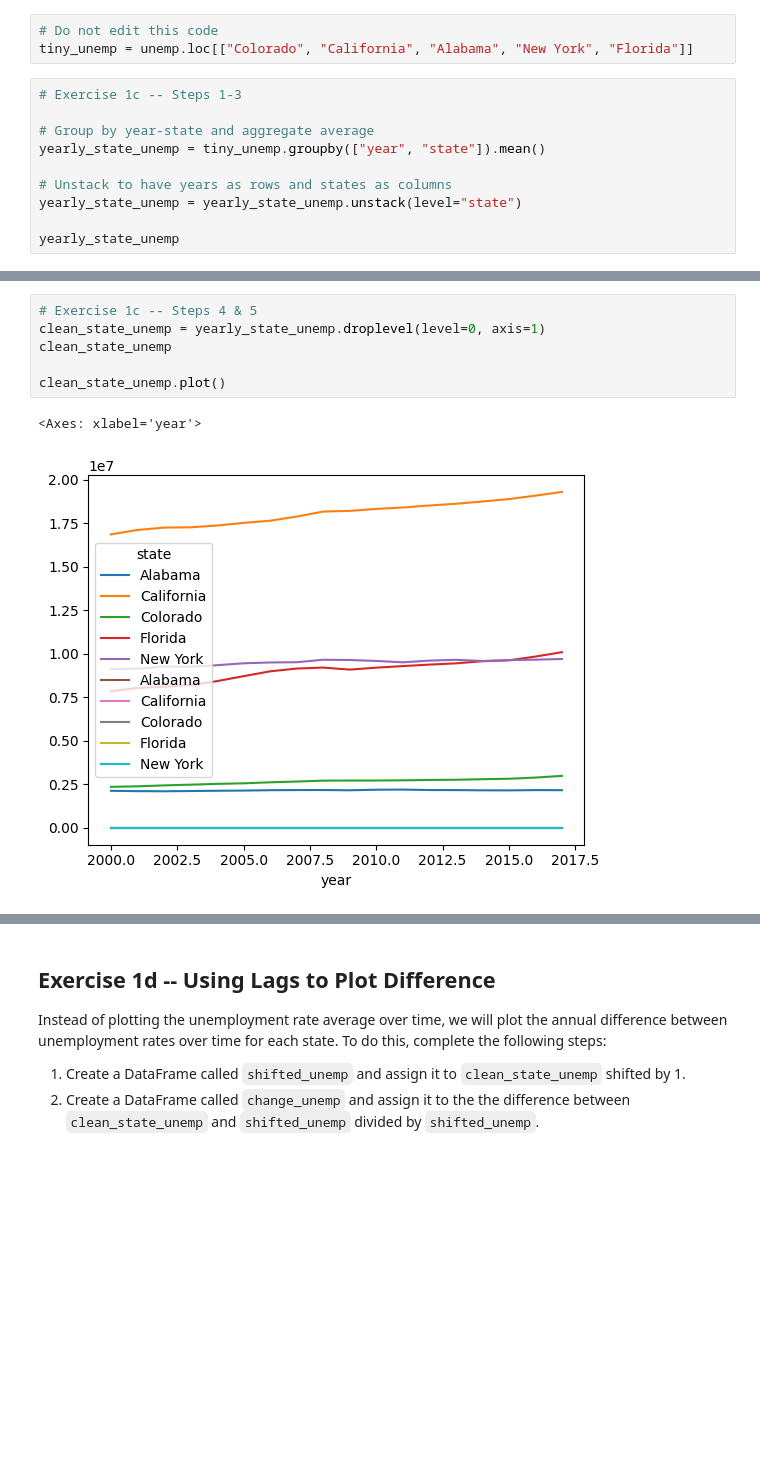
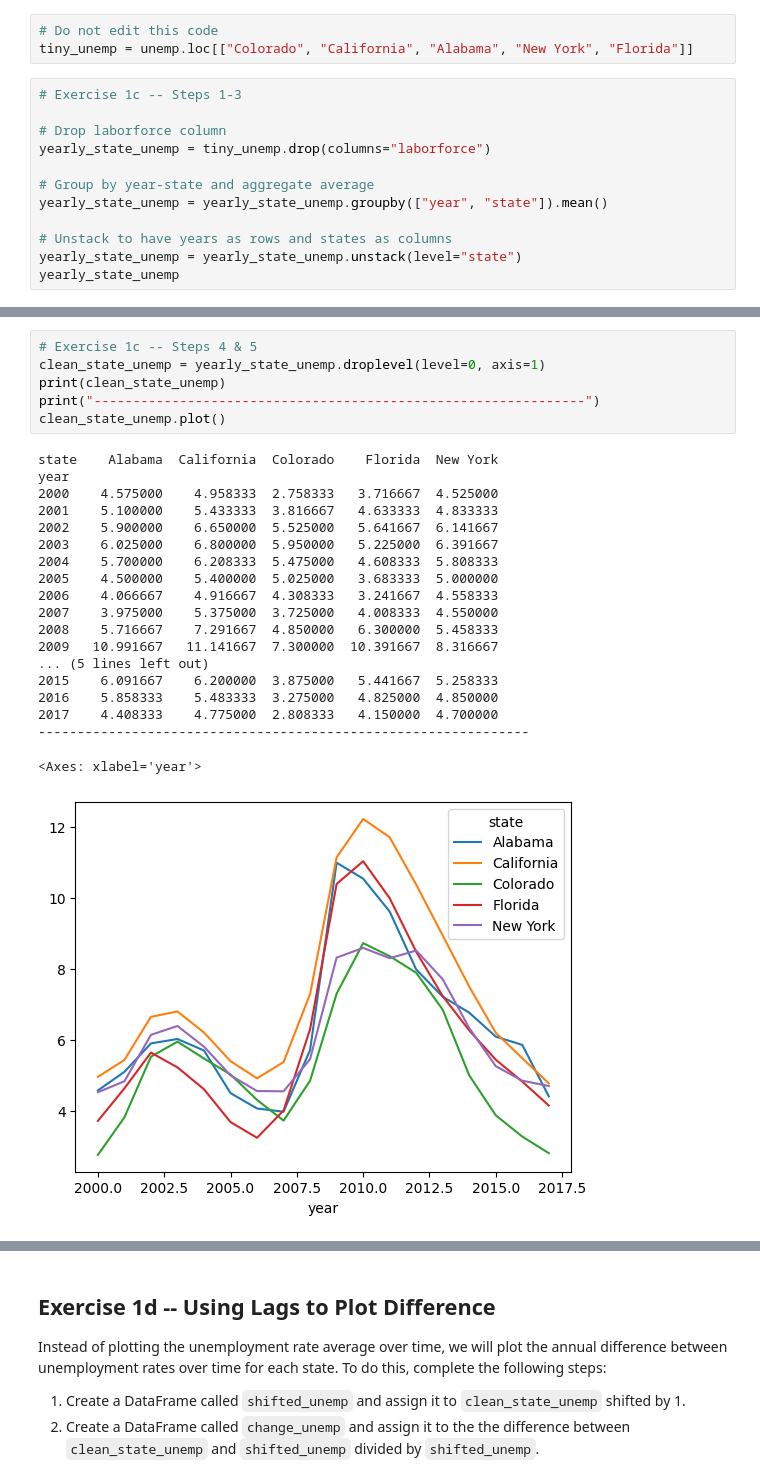
Before and after one commit to ZacharyTanWeyTze/VSP_Zachary_Tan_WeyTze, a Jupyter notebook: lab_assignments/Lab4_Data_and_Pandas_ZacharyTanWeyTze.ipynb, the cells around one changed output, grey strips where cells are left out. Drawn from its saved outputs; the diff is of its cells as text; blank space fills up the shorter version.

```diff
--- a/lab_assignments/Lab4_Data_and_Pandas_ZacharyTanWeyTze.ipynb
+++ b/lab_assignments/Lab4_Data_and_Pandas_ZacharyTanWeyTze.ipynb
@@ -175,11 +177,13 @@ tiny_unemp = unemp.loc[["Colorado", "California", "Alabama", "New York", "Florid
 # %%
 # Exercise 1c -- Steps 1-3
 
+# Drop laborforce column
+yearly_state_unemp = tiny_unemp.drop(columns="laborforce")
+
 # Group by year-state and aggregate average
-yearly_state_unemp = tiny_unemp.groupby(["year", "state"]).mean()
+yearly_state_unemp = yearly_state_unemp.groupby(["year", "state"]).mean()
 
 # Unstack to have years as rows and states as columns
 yearly_state_unemp = yearly_state_unemp.unstack(level="state")
-
 yearly_state_unemp
 # %% [output]
@@ -205,9 +209,26 @@ yearly_state_unemp
 # %%
 # Exercise 1c -- Steps 4 & 5
 clean_state_unemp = yearly_state_unemp.droplevel(level=0, axis=1)
-clean_state_unemp
-
+print(clean_state_unemp)
+print("---------------------------------------------------------------")
 clean_state_unemp.plot()
 # %% [output]
-<Axes: xlabel='year'>
+state    Alabama  California  Colorado    Florida  New York
+year
+2000    4.575000    4.958333  2.758333   3.716667  4.525000
+2001    5.100000    5.433333  3.816667   4.633333  4.833333
+2002    5.900000    6.650000  5.525000   5.641667  6.141667
+2003    6.025000    6.800000  5.950000   5.225000  6.391667
+2004    5.700000    6.208333  5.475000   4.608333  5.808333
+2005    4.500000    5.400000  5.025000   3.683333  5.000000
+2006    4.066667    4.916667  4.308333   3.241667  4.558333
+2007    3.975000    5.375000  3.725000   4.008333  4.550000
+2008    5.716667    7.291667  4.850000   6.300000  5.458333
+2009   10.991667   11.141667  7.300000  10.391667  8.316667
+... (5 lines left out)
+2015    6.091667    6.200000  3.875000   5.441667  5.258333
+2016    5.858333    5.483333  3.275000   4.825000  4.850000
+2017    4.408333    4.775000  2.808333   4.150000  4.700000
+---------------------------------------------------------------
+<Axes: xlabel='year'>
-[figure, old version]
+[figure, new version]
```
Also changed, not shown: parts of 9 cells of this notebook.
